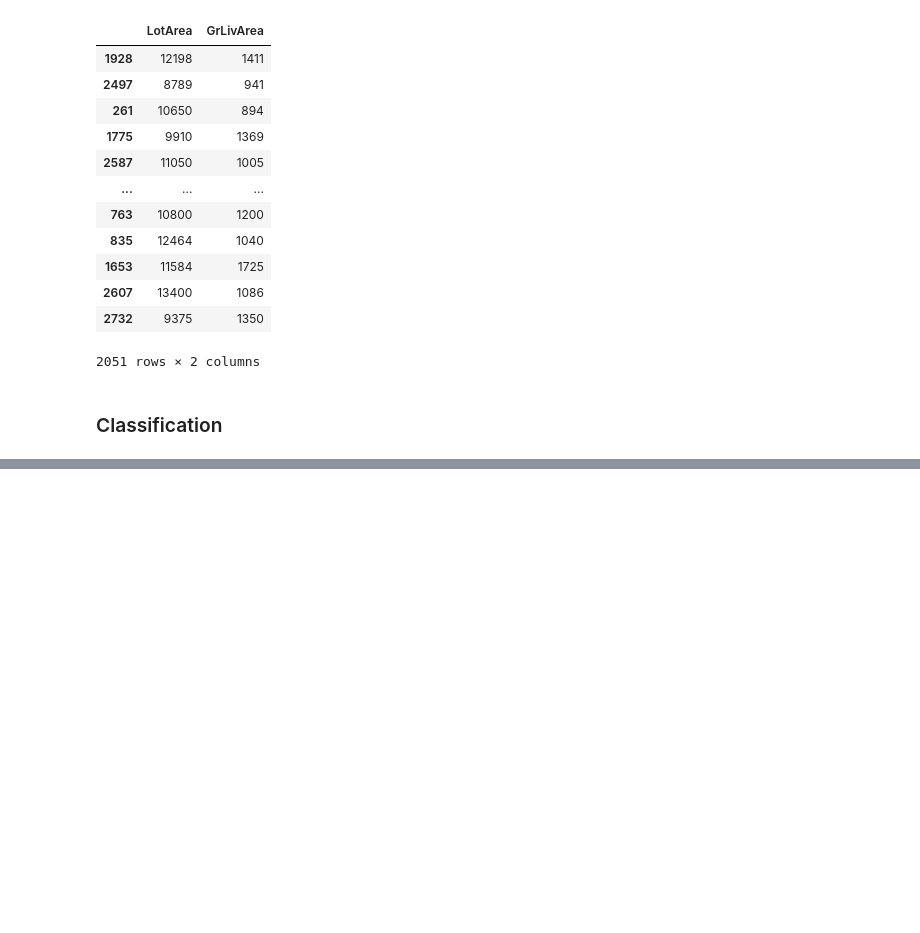
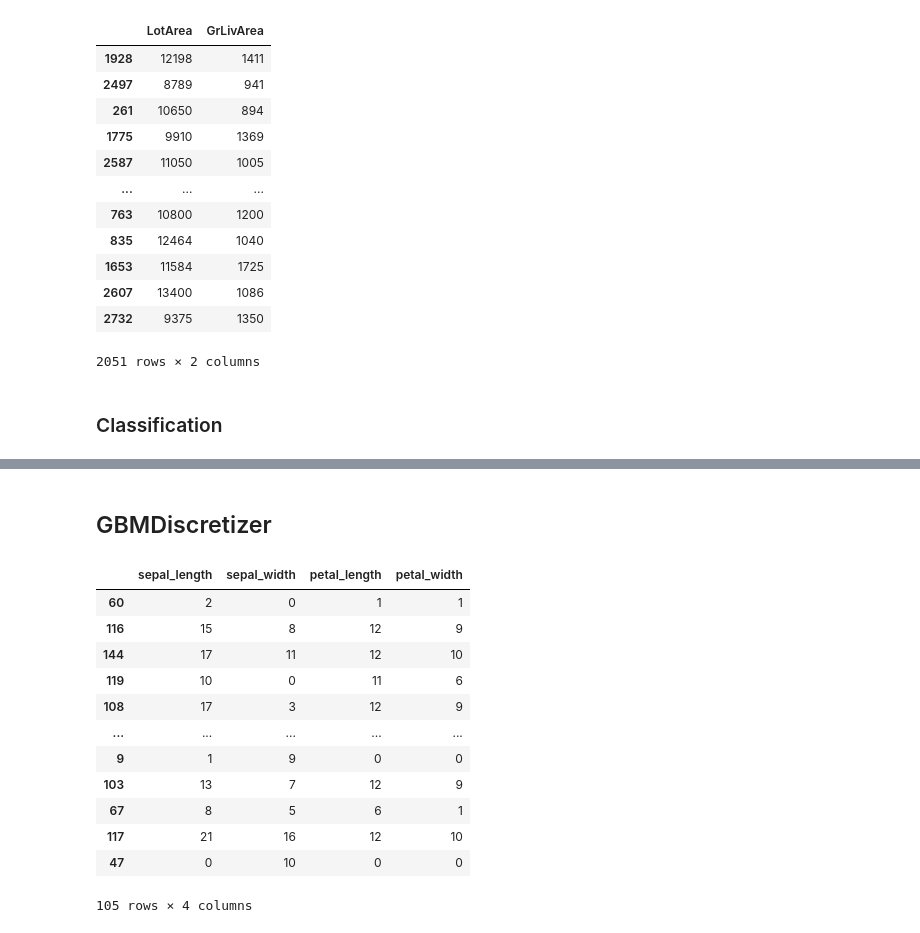
Before and after one commit to krzjoa/medium, a Jupyter notebook: 7_gbm_discretizer/gbm_discretizer.ipynb, the cells around one changed output, grey strips where cells are left out. Drawn from its saved outputs; the diff is of its cells as text; code cells hidden in the pictures; blank space fills up the shorter version.

```diff
--- a/7_gbm_discretizer/gbm_discretizer.ipynb
+++ b/7_gbm_discretizer/gbm_discretizer.ipynb
@@ -96,0 +148,48 @@ X
+# %% [markdown]
+## GBMDiscretizer
+# %%
+import pandas as pd
+import numpy as np
+from xgboost import XGBClassifier
+from sklearn.datasets import load_iris
+from sklearn.model_selection import train_test_split
+
+from skgbm.preprocessing import GBMDiscretizer
+# Select the GBM model you want
+# from lightgbm import LGBMClassifier
+# from sklearn.ensemble import GradientBoostingClassifier
+# from catboost import CatBoostClassifier
+
+# Preparing data
+iris = load_iris()
+# https://stackoverflow.com/questions/38105539/how-to-convert-a-scikit-learn-dataset-to-a-pandas-dataset
+data = pd.DataFrame(
+    data= np.c_[iris['data'], iris['target']],
+    columns= iris['feature_names'] + ['target']
+)
+data.columns = data.columns.str[:-5]
+data.columns = data.columns.str.replace(' ', '_')
+
+# Data splitting
+X, y = data.iloc[:, :4], data.iloc[:, 4:]
+X_train, X_test, y_train, y_test = \
+    train_test_split(X, y, test_size=0.3, random_state=0)
+X_cols = X.columns.tolist()
+
+# Fitting the discretizer & transforming the data
+gbm_discretizer = GBMDiscretizer(XGBClassifier(), X_cols, one_hot=False)
+gbm_discretizer.fit_transform(X_train, y_train)
+# %% [output]
+|  | sepal_length | sepal_width | petal_length | petal_width |
+| 60 | 2 | 0 | 1 | 1 |
+| 116 | 15 | 8 | 12 | 9 |
+| 144 | 17 | 11 | 12 | 10 |
+| 119 | 10 | 0 | 11 | 6 |
+| 108 | 17 | 3 | 12 | 9 |
+| ... | ... | ... | ... | ... |
+| 9 | 1 | 9 | 0 | 0 |
+| 103 | 13 | 7 | 12 | 9 |
+| 67 | 8 | 5 | 6 | 1 |
+| 117 | 21 | 16 | 12 | 10 |
+| 47 | 0 | 10 | 0 | 0 |
+105 rows × 4 columns
```
Also changed, not shown: parts of 10 cells of this notebook, 23 other files.
